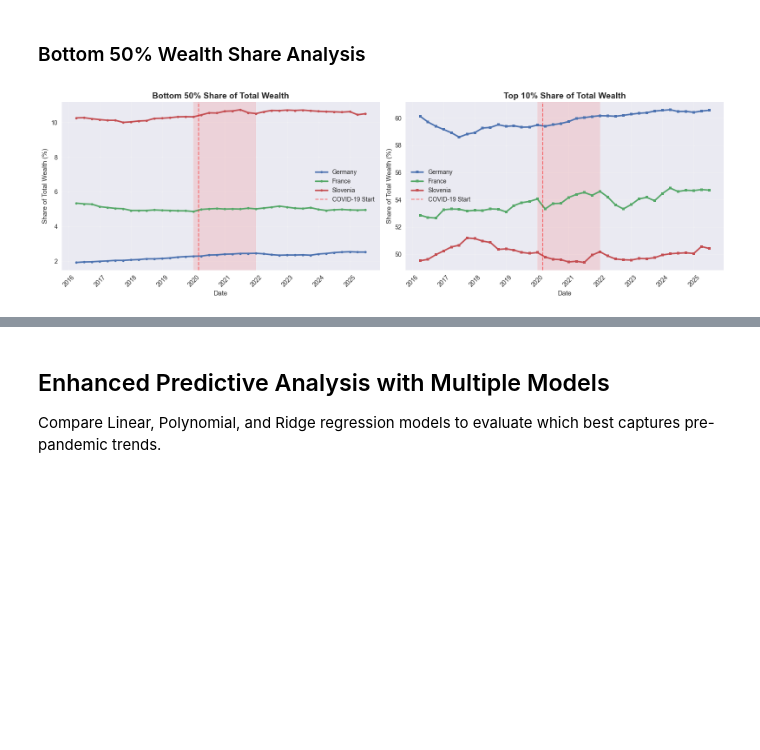
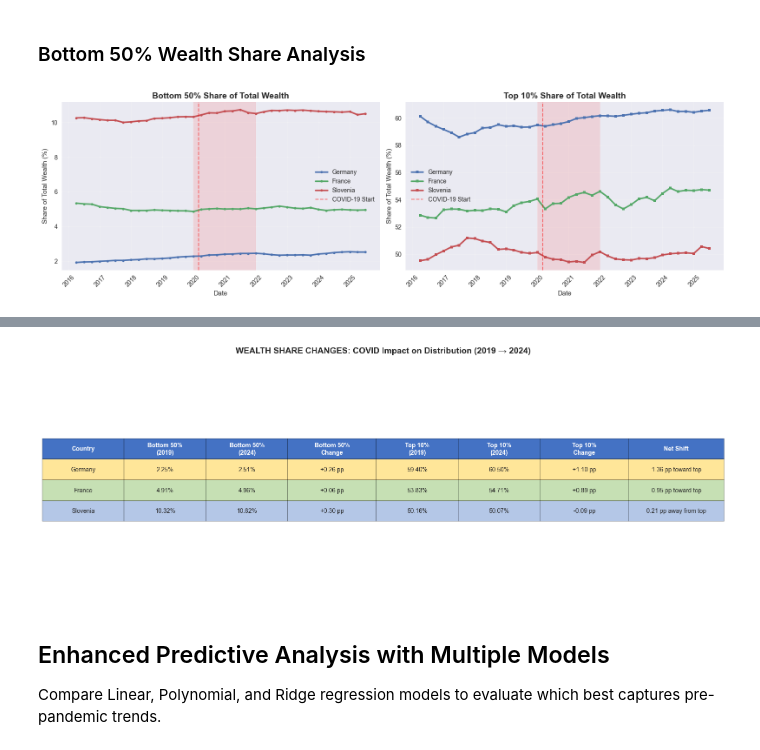
Before and after one commit to clement-antoine-xavier/covid-19-wealth-distribution, a Jupyter notebook: Covid-19 - Wealth Distribution.ipynb, the cells around one changed output, grey strips where cells are left out. Cells and saved outputs as stored; diff of their text form; code cells hidden in the pictures; blank space fills up the shorter version.

Commit message:
Fix: Upgrade visualization

```diff
--- a/Covid-19 - Wealth Distribution.ipynb
+++ b/Covid-19 - Wealth Distribution.ipynb
@@ -451,15 +446,9 @@ ax2.tick_params(axis='x', rotation=45)
 plt.tight_layout()
 plt.show()
 
-# Calculate changes in wealth shares
-print("\n" + "="*80)
-print("WEALTH SHARE CHANGES: COVID Impact on Distribution (2019 → 2024)")
-print("="*80)
-
+# Calculate changes in wealth shares and visualize
+share_changes = []
 for code, name in COUNTRY_NAMES.items():
-    print(f"\n{name}:")
-    print("-" * 60)
-
     # Bottom 50% change
     b50_col = WEALTH_METRICS[code]['share_bottom50']
     b50_2019 = df[df['DATE'].dt.year == 2019][b50_col].mean()
@@ -472,8 +461,62 @@ for code, name in COUNTRY_NAMES.items():
     t10_2024 = df[df['DATE'].dt.year == 2024][t10_col].mean()
     t10_change = t10_2024 - t10_2019
 
-    print(f"  Bottom 50%:  {b50_2019:.2f}% → {b50_2024:.2f}% (change: {b50_change:+.2f} pp)")
-    print(f"  Top 10%:     {t10_2019:.2f}% → {t10_2024:.2f}% (change: {t10_change:+.2f} pp)")
-    print(f"  Net shift:   {abs(b50_change + t10_change):.2f} pp {'toward' if t10_change > 0 else 'away from'} top concentration")
+    share_changes.append({
+        'Country': name,
+        'Bottom 50% (2019)': b50_2019,
+        'Bottom 50% (2024)': b50_2024,
+        'Bottom 50% Change': b50_change,
+        'Top 10% (2019)': t10_2019,
+        'Top 10% (2024)': t10_2024,
+        'Top 10% Change': t10_change,
+        'Net Shift': abs(b50_change + t10_change),
+        'Direction': 'toward' if t10_change > 0 else 'away from'
+    })
+
+# Create visualization table
+fig, ax = plt.subplots(figsize=(16, 6))
+ax.axis('tight')
+ax.axis('off')
+
+table_data = []
+for row in share_changes:
+    table_data.append([
+        row['Country'],
+        f"{row['Bottom 50% (2019)']:.2f}%",
+        f"{row['Bottom 50% (2024)']:.2f}%",
+        f"{row['Bottom 50% Change']:+.2f} pp",
+        f"{row['Top 10% (2019)']:.2f}%",
+        f"{row['Top 10% (2024)']:.2f}%",
+        f"{row['Top 10% Change']:+.2f} pp",
+        f"{row['Net Shift']:.2f} pp {row['Direction']} top"
+    ])
+
+table = ax.table(cellText=table_data,
+                colLabels=['Country', 'Bottom 50%\n(2019)', 'Bottom 50%\n(2024)', 'Bottom 50%\nChange',
+                          'Top 10%\n(2019)', 'Top 10%\n(2024)', 'Top 10%\nChange', 'Net Shift'],
+                cellLoc='center',
+                loc='center',
+                colWidths=[0.12, 0.12, 0.12, 0.13, 0.12, 0.12, 0.13, 0.14])
+
+table.auto_set_font_size(False)
+table.set_fontsize(10)
+table.scale(1, 2.5)
+
+# Format header
+for i in range(8):
+    table[(0, i)].set_facecolor('#4472C4')
+    table[(0, i)].set_text_props(weight='bold', color='white')
+
+# Color rows by country
+colors = {'Germany': '#FFE699', 'France': '#C6E0B4', 'Slovenia': '#B4C7E7'}
+for i, row in enumerate(share_changes, start=1):
+    for j in range(8):
+        table[(i, j)].set_facecolor(colors[row['Country']])
+
+ax.set_title('WEALTH SHARE CHANGES: COVID Impact on Distribution (2019 → 2024)',
+            fontsize=14, fontweight='bold', pad=20)
+
+plt.tight_layout()
+plt.show()
 # %% [output]
 [figure]
@@ -497,3 +523,4 @@ France:
+[figure, added]
 # %% [markdown]
 ## Enhanced Predictive Analysis with Multiple Models
 
```
Also changed, not shown: parts of 4 cells of this notebook, 1 other file.
